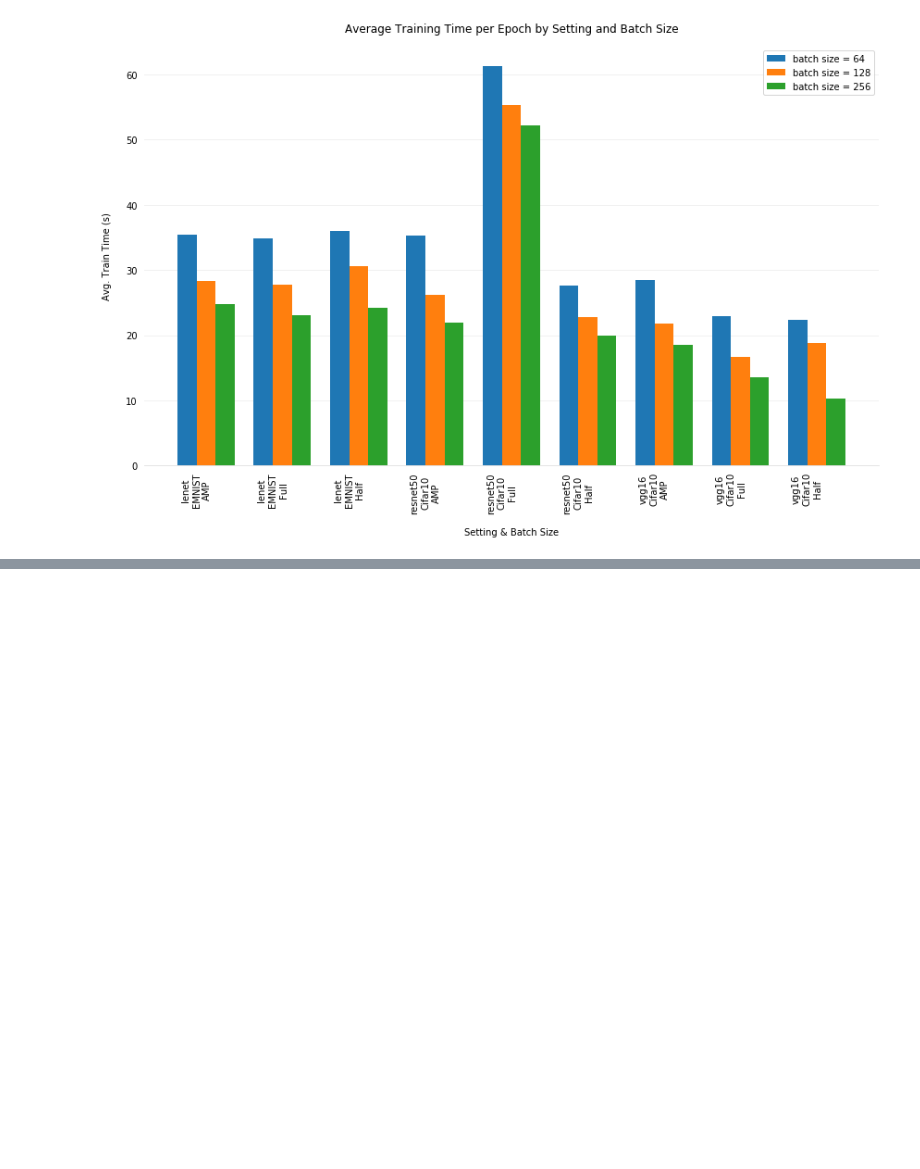
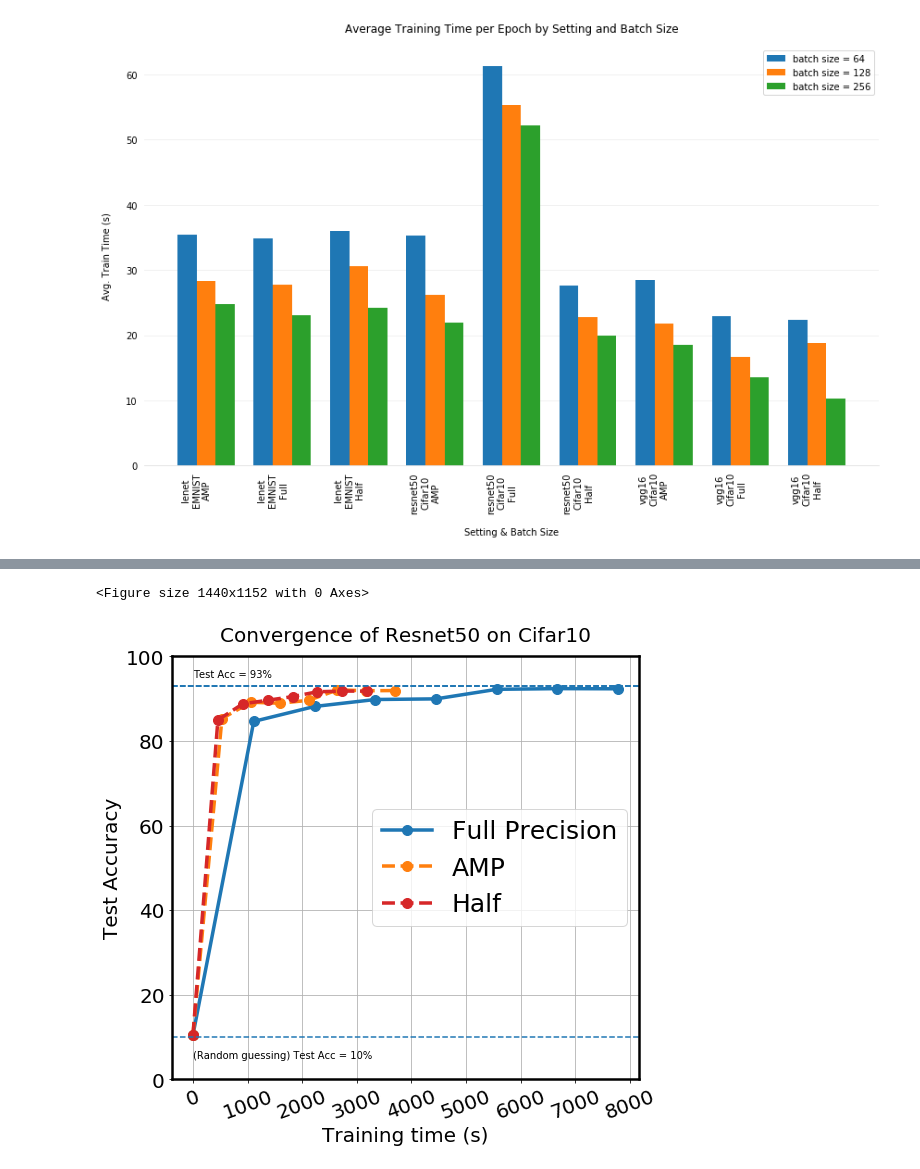
Before and after one commit to kamikazekartik/cs744_assignments, a Jupyter notebook: project/plot_figures.ipynb, the cells around one changed output, grey strips where cells are left out. Drawn from its saved outputs; the diff is of its cells as text; code cells hidden in the pictures; blank space fills up the shorter version.

```diff
--- a/project/plot_figures.ipynb
+++ b/project/plot_figures.ipynb
@@ -100,7 +100,8 @@ plt.show()
 # %%
 results_df1 = pd.read_csv('output/v100_convergence/results_resnet50_Cifar10_batchsize128_Full.csv')
 results_df2 = pd.read_csv('output/v100_convergence/results_resnet50_Cifar10_batchsize128_AMP.csv')
+results_df3 = pd.read_csv('output/v100_convergence/results_resnet50_Cifar10_batchsize128_Half.csv')
 # %%
 df1 = results_df1[results_df1.test_acc > 0].copy()
 df2 = results_df2[results_df2.test_acc > 0].copy()
-df1
+df3 = results_df3[results_df3.test_acc > 0].copy()
@@ -194,34 +189,41 @@ df1.plot(x='total_train_time', y='test_acc', linestyle='-', marker=".",
 df2.plot(x='total_train_time', y='test_acc', linestyle='--', marker=".",
           ax=ax, linewidth=3.5, color="C1", markersize=20, markevery=1,
           label=r"AMP").axhline(y=93, linestyle="--")
+
+df3.plot(x='total_train_time', y='test_acc', linestyle='--', marker=".",
+          ax=ax, linewidth=3.5, color="C3", markersize=20, markevery=1,
+          label=r"Half").axhline(y=93, linestyle="--")
 
 plt.axhline(y=10, linestyle="--")
 
 ax.annotate('Test Acc = 93%',
             xy=(0, 93),
             xytext=(-5, 95),
             )
 
 ax.annotate('(Random guessing) Test Acc = 10%',
             xy=(0, 10),
             xytext=(-5, 5),
             )
 
 
 plt.xlabel("Training time (s)", size=20)
 plt.ylabel("Test Accuracy", size=20)
 plt.xticks(size=20, rotation=20)
 plt.yticks(size=20)
 plt.ylim(0, 100)
 # plt.xlim(-1, 150)
 legend_properties = {'size':25}
 ax.xaxis.get_offset_text()
 ax.xaxis.get_offset_text()
 ax.legend(prop=legend_properties)
 # ax.legend(bbox_to_anchor=(0., 1.02, 1., .102), loc='lower left',
 #            ncol=1, mode="expand", borderaxespad=0., prop=legend_properties)
 #ax.legend(bbox_to_anchor=(1.05, 1), loc='upper left', borderaxespad=0., prop=legend_properties)
 ax.set_title('Convergence of Resnet50 on Cifar10', pad=15, size=20)
 plt.grid()
 plt.tight_layout()
 plt.savefig("resnet50_convergence_time.png", format='png', dpi=600, bbox_inches='tight', pad_inches=0.05)
+# %% [output]
+<Figure size 1440x1152 with 0 Axes>
+[figure, added]
```
Also changed, not shown: parts of 4 cells of this notebook, 2 other files.
